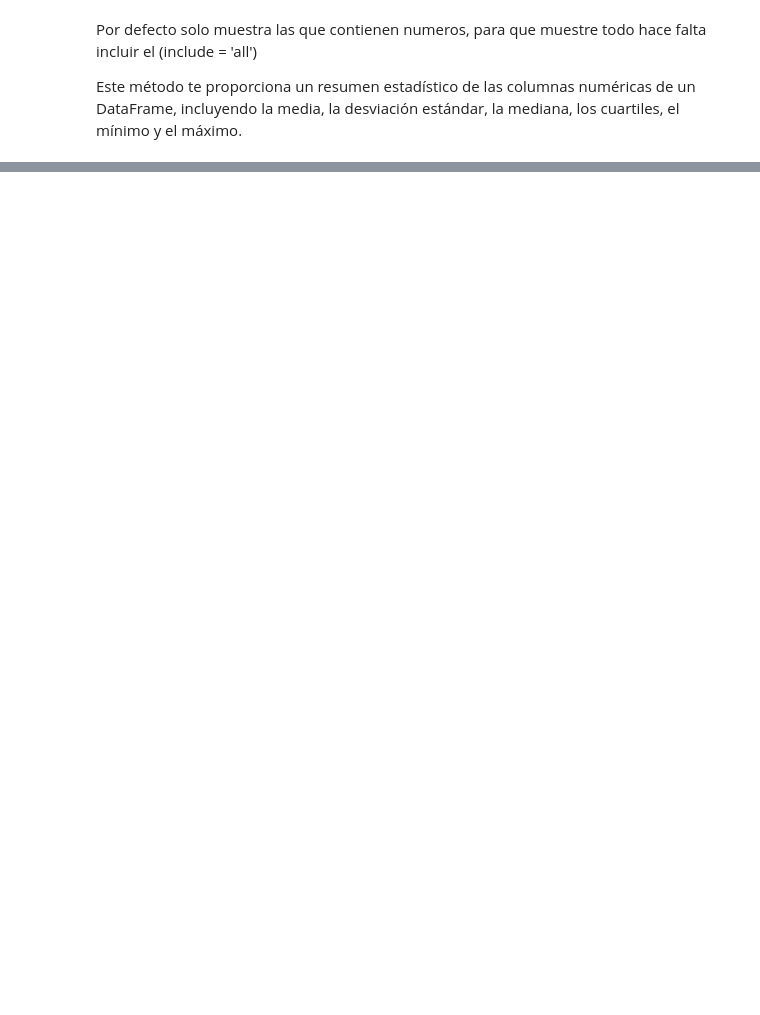
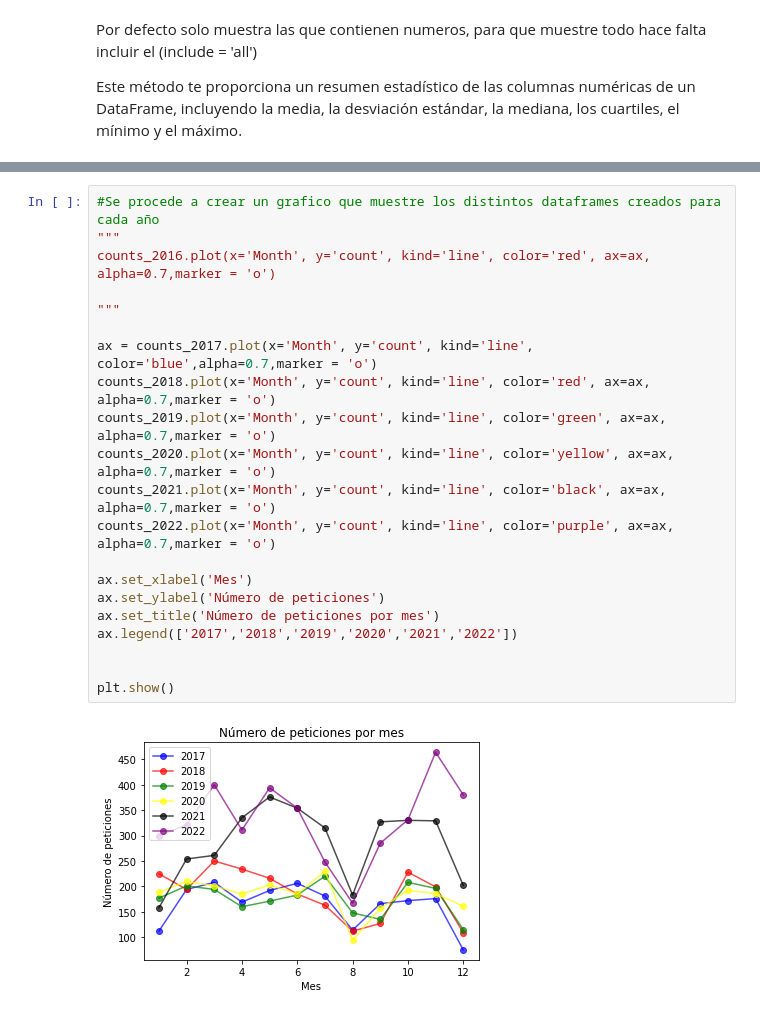
Before and after one commit to JoseAm7/TFG_SDG, a Jupyter notebook: TFG_SDG_JVID.ipynb, the cells around one changed output, grey strips where cells are left out. Cells and saved outputs as stored; diff of their text form; blank space fills up the shorter version.

```diff
--- a/TFG_SDG_JVID.ipynb
+++ b/TFG_SDG_JVID.ipynb
@@ -110,0 +186,23 @@ df = df.drop(columns=['Categoría'], axis=0) #axis = 1 --> se borra una columna
+# %%
+#Se procede a crear un grafico que muestre los distintos dataframes creados para cada año
+"""
+counts_2016.plot(x='Month', y='count', kind='line', color='red', ax=ax, alpha=0.7,marker = 'o')
+
+"""
+
+ax = counts_2017.plot(x='Month', y='count', kind='line', color='blue',alpha=0.7,marker = 'o')
+counts_2018.plot(x='Month', y='count', kind='line', color='red', ax=ax, alpha=0.7,marker = 'o')
+counts_2019.plot(x='Month', y='count', kind='line', color='green', ax=ax, alpha=0.7,marker = 'o')
+counts_2020.plot(x='Month', y='count', kind='line', color='yellow', ax=ax, alpha=0.7,marker = 'o')
+counts_2021.plot(x='Month', y='count', kind='line', color='black', ax=ax, alpha=0.7,marker = 'o')
+counts_2022.plot(x='Month', y='count', kind='line', color='purple', ax=ax, alpha=0.7,marker = 'o')
+
+ax.set_xlabel('Mes')
+ax.set_ylabel('Número de peticiones')
+ax.set_title('Número de peticiones por mes')
+ax.legend(['2017','2018','2019','2020','2021','2022'])
+
+
+plt.show()
+# %% [output]
+[figure, added]
```
Also changed, not shown: parts of 18 cells of this notebook.
